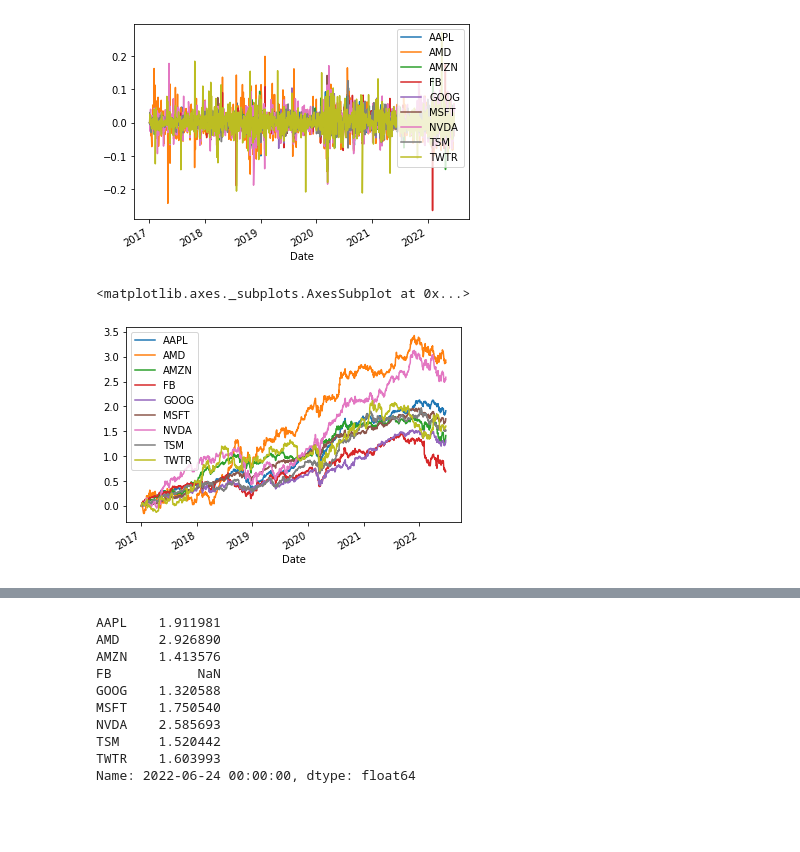
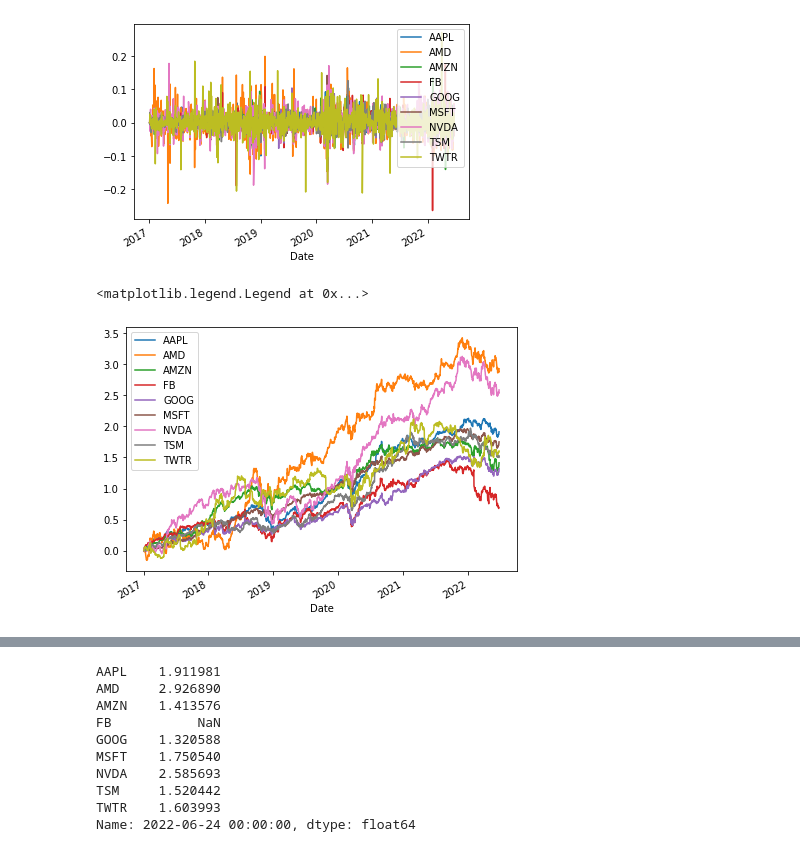
Before and after one commit to c81452/Stock_Analysis, a Jupyter notebook: Fetching_and_Plotting_the_stock_prices.ipynb, the cells around one changed output, grey strips where cells are left out. Saved outputs shown, nothing was run; the diff lists cells and outputs as text; code cells hidden in the pictures; blank space fills up the shorter version.

```diff
--- a/Fetching_and_Plotting_the_stock_prices.ipynb
+++ b/Fetching_and_Plotting_the_stock_prices.ipynb
@@ -83,2 +78,5 @@ df1.plot()
+# %%
+df1 = df['Adj Close']
+df1
 # %% [markdown]
 ### 5. Plot daily return rate of the list in tickers
@@ -113,12 +116,12 @@ df_dpc.plot()
 # %%
 # Calculation of Cumulative return
 df2=df_dpc.cumsum()
 
 # Plot cumulative returns with pyplot
-df2.plot()
+df2.plot(figsize=(7,5)).legend(loc='best')
 # %% [output]
-<matplotlib.axes._subplots.AxesSubplot at 0x...>
+<matplotlib.legend.Legend at 0x...>
-[figure, old version]
+[figure, new version]
 # %%
 df2
 # %% [output]
```
Also changed, not shown: parts of 2 cells of this notebook.
